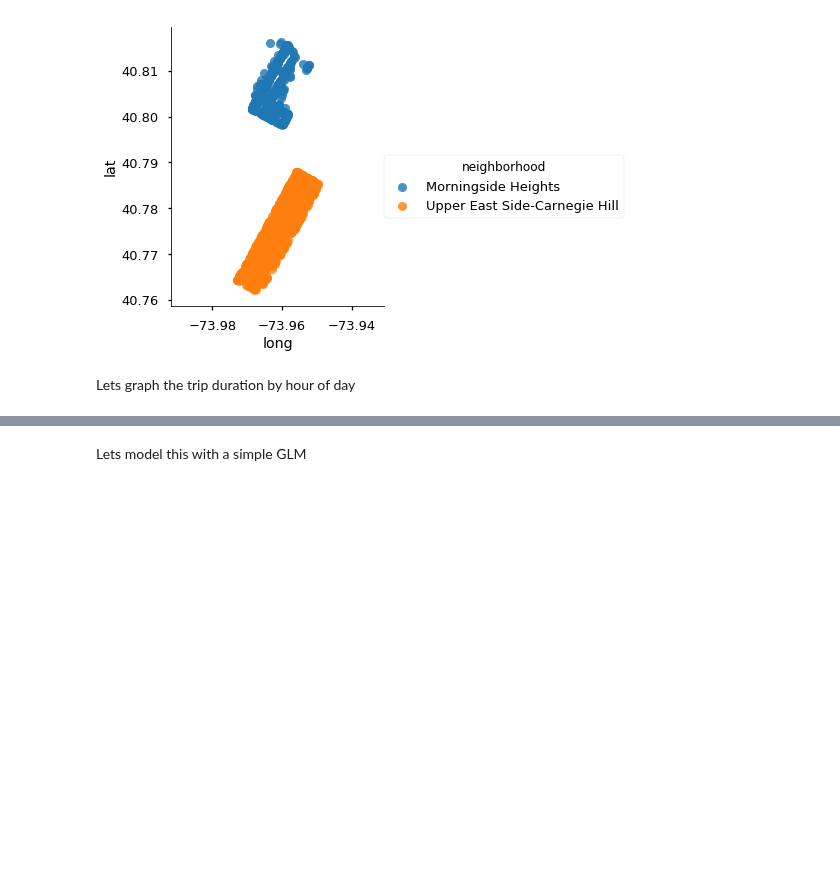
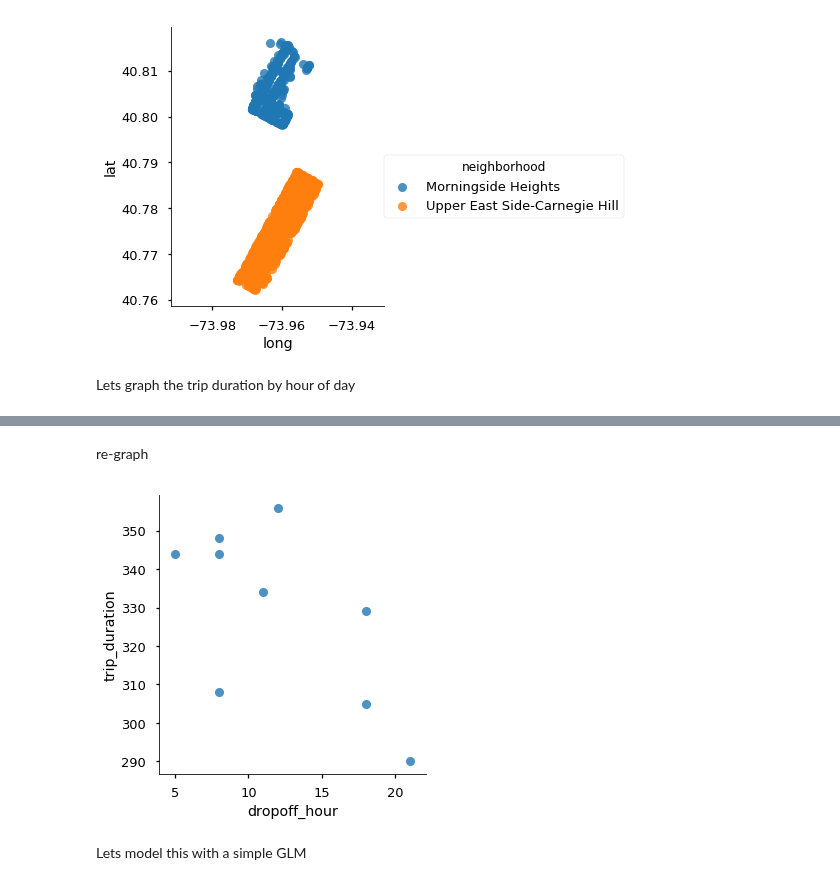
Before and after one commit to colby-j-wise/Probabilistic_Programming, a Jupyter notebook: FinalProject.ipynb, the cells around one changed output, grey strips where cells are left out. Drawn from its saved outputs; the diff is of its cells as text; code cells hidden in the pictures; blank space fills up the shorter version.

```diff
--- a/FinalProject.ipynb
+++ b/FinalProject.ipynb
@@ -105,3 +124,14 @@ plt.show()
+# %%
+def remove_leq_zero(data, col):
+    return data.where(data[col] > 0).dropna()
+ues_to_msh = remove_leq_zero(ues_to_msh, "trip_duration")
+# %% [markdown]
+re-graph
+# %%
+sns.lmplot(x="dropoff_hour", y="trip_duration", data=ues_to_msh, fit_reg=False)
+plt.show()
+# %% [output]
+[figure, added]
 # %% [markdown]
 Lets model this with a simple GLM
 # %%
```
Also changed, not shown: parts of 10 cells of this notebook.
